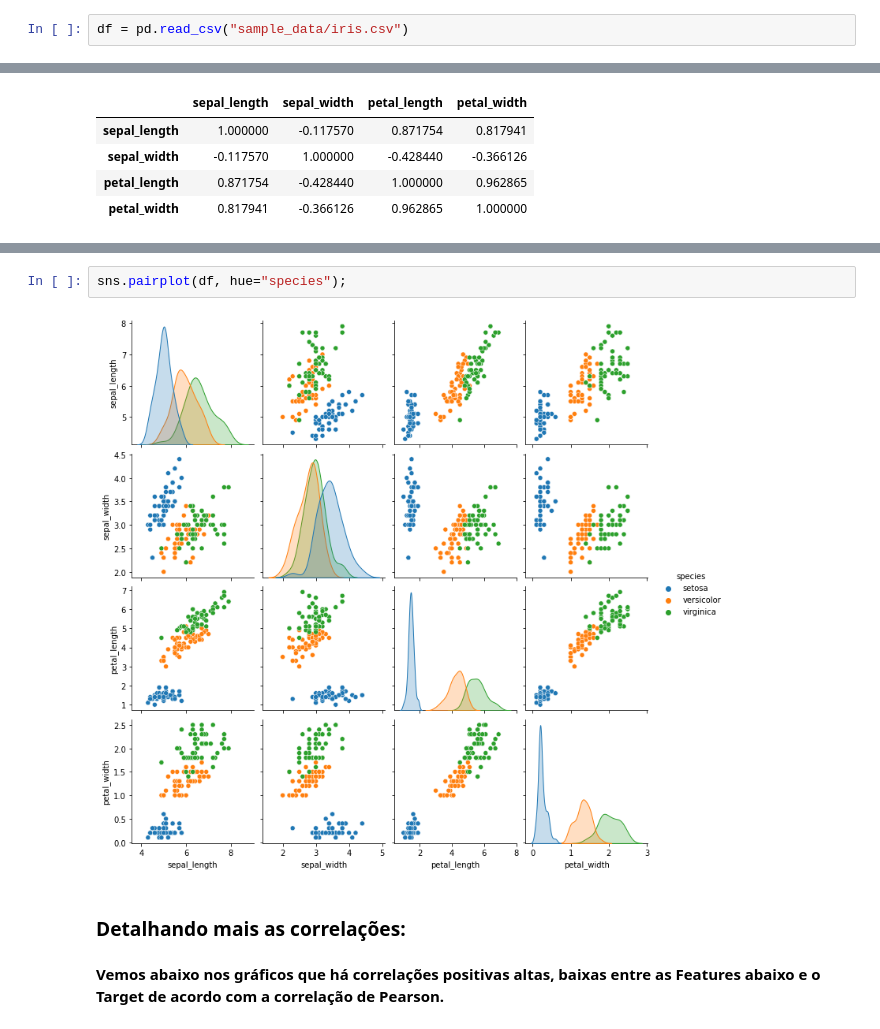
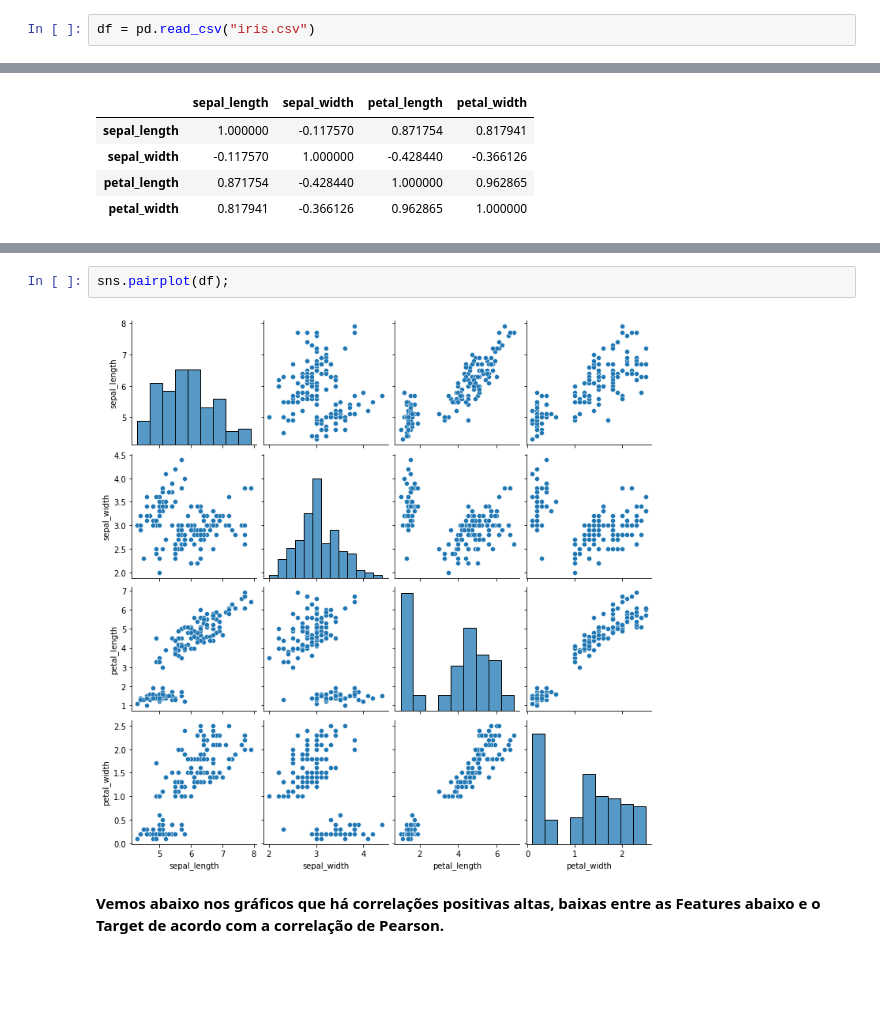
Before and after one commit to fabiobarreto-ds/data-analysis, a Jupyter notebook: 02_IRIS_EDA.ipynb, the cells around one changed output, grey strips where cells are left out. Drawn from its saved outputs; the diff is of its cells as text; blank space fills up the shorter version.

```diff
--- a/02-IRIS_eda.ipynb
+++ b/02_IRIS_EDA.ipynb
@@ -18,7 +18,7 @@ import seaborn as sns
 import warnings
 warnings.filterwarnings('ignore')
 # %%
-df = pd.read_csv("sample_data/iris.csv")
+df = pd.read_csv("iris.csv")
 # %%
 df.info()
 # %% [output]
@@ -72,9 +81,7 @@ sns.heatmap(df.corr(), annot=True)
 # %%
-sns.pairplot(df, hue="species");
+sns.pairplot(df);
 # %% [output]
-[figure, old version]
+[figure, new version]
-# %% [markdown]
-### **Detalhando mais as correlações:**
 # %% [markdown]
 **Vemos abaixo nos gráficos que há correlações positivas altas, baixas entre as Features abaixo e o Target de acordo com a correlação de Pearson.**
 # %% [markdown]
```
Also changed, not shown: parts of 22 cells of this notebook.
